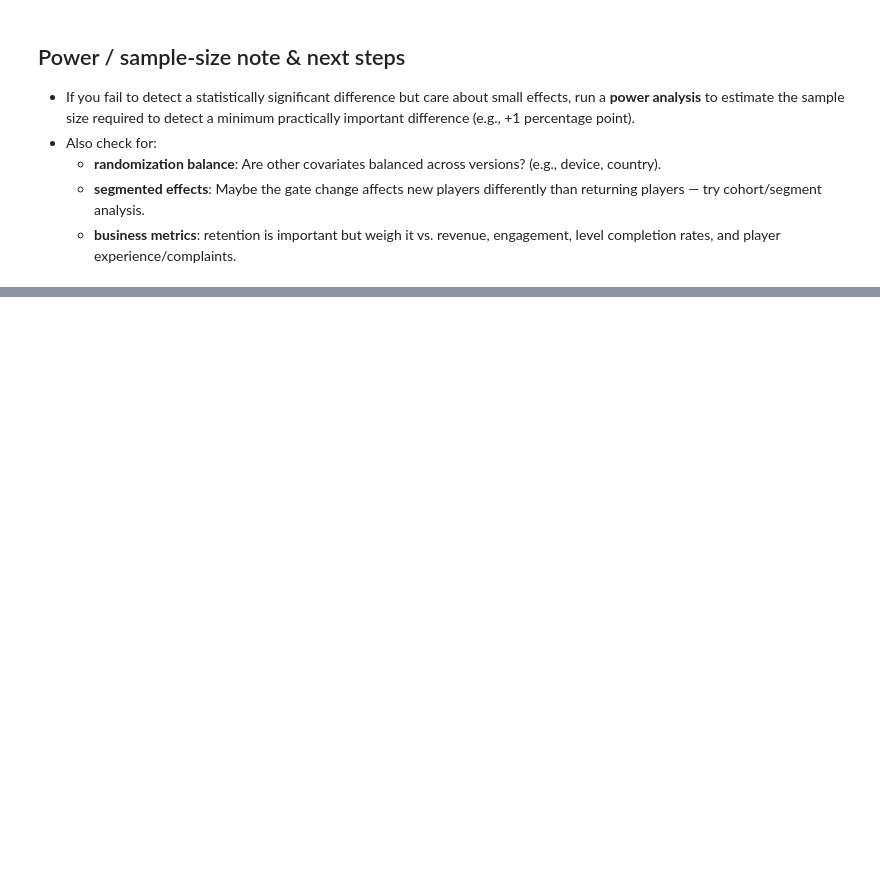
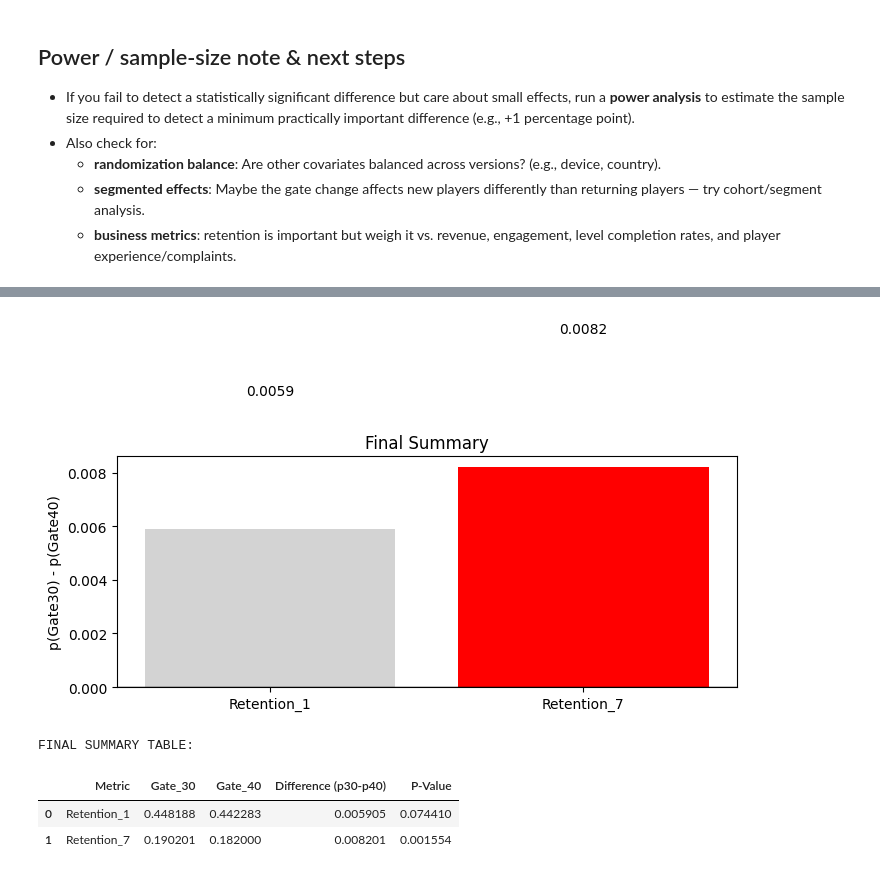
Before and after one commit to msds25018-lab/stats-project, a Jupyter notebook: test-code.ipynb, the cells around one changed output, grey strips where cells are left out. Cells and saved outputs as stored; diff of their text form; code cells hidden in the pictures; blank space fills up the shorter version.

```diff
--- a/test-code.ipynb
+++ b/test-code.ipynb
@@ -291,0 +286,40 @@ Below is a small code cell that prints a plain-language recommendation using the
+# %%
+# ------------------- VISUAL 3: FINAL SUMMARY HEATMAP -------------------
+
+final_summary = pd.DataFrame({
+    'Metric':['Retention_1','Retention_7'],
+    'Gate_30': [res_r1['p1'], res_r7['p1']],
+    'Gate_40': [res_r1['p2'], res_r7['p2']],
+    'Difference (p30-p40)': [res_r1['diff_p1_p2'], res_r7['diff_p1_p2']],
+    'P-Value':[res_r1['pval'], res_r7['pval']]
+})
+
+# Color coding based on improvement/worsening
+def color_eval(row):
+    if row['P-Value']<0.05 and row['Difference (p30-p40)']<0:
+        return 'green'   # retention improved
+    elif row['P-Value']<0.05 and row['Difference (p30-p40)']>0:
+        return 'red'     # retention dropped
+    return 'lightgrey'   # not significant
+
+colors = final_summary.apply(color_eval, axis=1)
+
+fig, ax = plt.subplots(figsize=(8,3))
+ax.bar(final_summary['Metric'], final_summary['Difference (p30-p40)'],
+       color=colors)
+ax.axhline(0,color='black',linewidth=1)
+
+ax.set_ylabel("p(Gate30) - p(Gate40)")
+ax.set_title("Final Summary")
+for i,val in enumerate(final_summary['Difference (p30-p40)']):
+    ax.text(i,val+(0.005 if val>0 else -0.005),f"{val:.4f}",ha='center')
+plt.show()
+
+print("\nFINAL SUMMARY TABLE:\n")
+display(final_summary)
+# %% [output]
+[figure, added]
+FINAL SUMMARY TABLE:
+|  | Metric | Gate_30 | Gate_40 | Difference (p30-p40) | P-Value |
+| 0 | Retention_1 | 0.448188 | 0.442283 | 0.005905 | 0.074410 |
+| 1 | Retention_7 | 0.190201 | 0.182000 | 0.008201 | 0.001554 |
```
Also changed, not shown: parts of 3 cells of this notebook.
